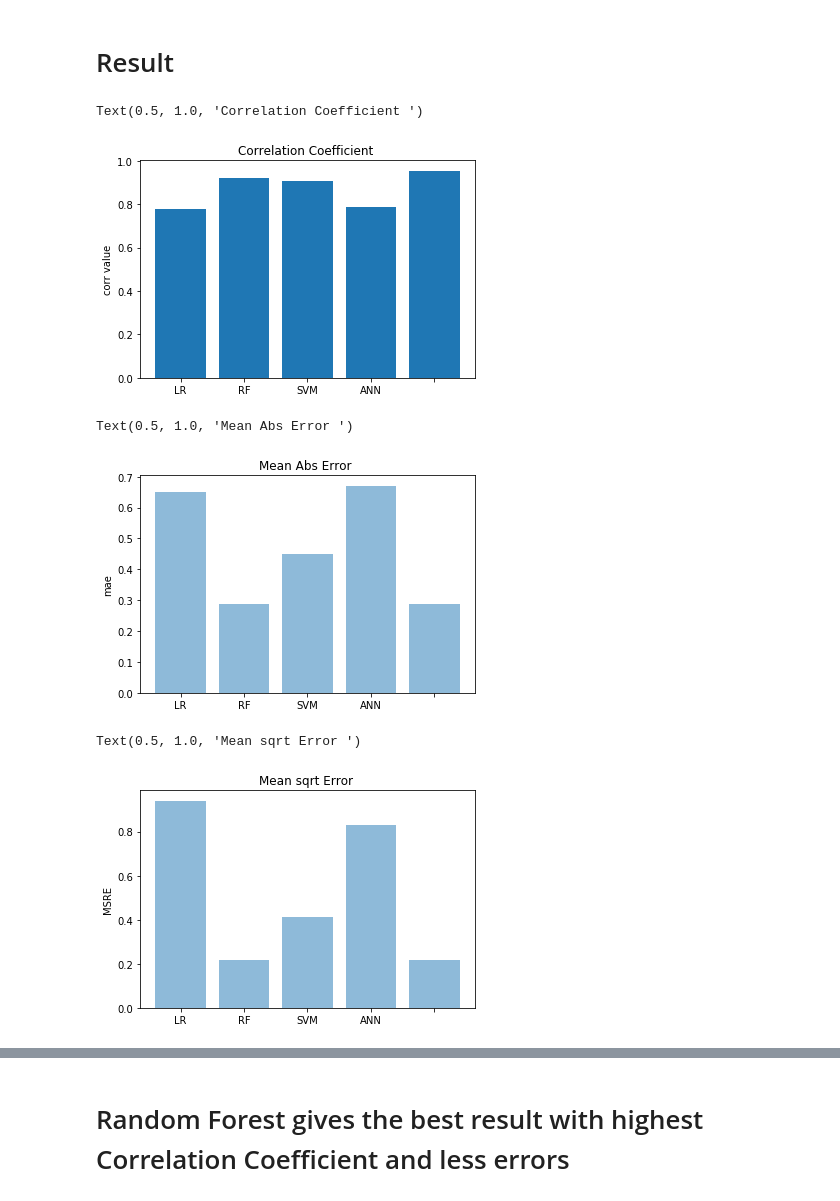
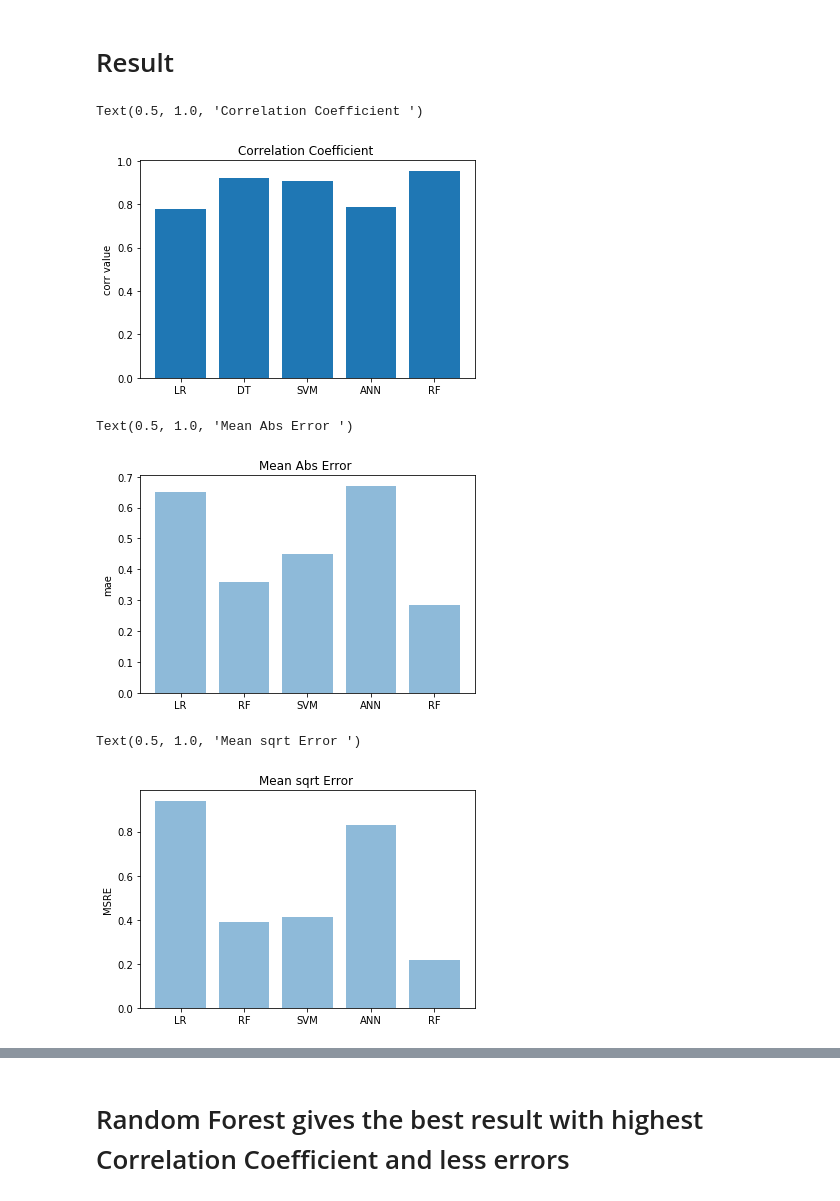
Before and after one commit to mirza019/AppleStore, a Jupyter notebook: Apple.ipynb, the cells around one changed output, grey strips where cells are left out. Drawn from its saved outputs; the diff is of its cells as text; code cells hidden in the pictures.

```diff
--- a/Apple.ipynb
+++ b/Apple.ipynb
@@ -339,32 +339,32 @@ corrobjects = ('LR', 'DT', 'SVM', 'ANN','RF')
 y_pos = np.arange(len(corrobjects))
 corrperformance = [lmcorr,dtrcorr,svmcorr,tfcorr,rfcorr]
 plt.bar(y_pos, corrperformance, align='center',)
-plt.xticks(y_pos, objects)
+plt.xticks(y_pos, corrobjects)
 plt.ylabel('corr value')
 plt.title('Correlation Coefficient ')
 # %% [output]
 Text(0.5, 1.0, 'Correlation Coefficient ')
-[figure, old version]
+[figure, new version]
 # %%
 maeobjects = ('LR', 'RF', 'SVM', 'ANN','RF')
 y_pos = np.arange(len(maeobjects))
-maeperformance = [lmmae,rfmae,svmmae,tfmae,rfmae]
+maeperformance = [lmmae,dtrmae,svmmae,tfmae,rfmae]
 plt.bar(y_pos, maeperformance, align='center', alpha=0.5)
-plt.xticks(y_pos, objects)
+plt.xticks(y_pos, maeobjects)
 plt.ylabel('mae')
 plt.title('Mean Abs Error ')
 # %% [output]
 Text(0.5, 1.0, 'Mean Abs Error ')
-[figure, old version]
+[figure, new version]
 # %%
 msqrtobjects = ('LR', 'RF', 'SVM', 'ANN','RF')
 y_pos = np.arange(len(msqrtobjects))
-msqrtperformance = [lmmsqe,rfmsqe,svmmsqe,tfmsqe,rfmsqe]
+msqrtperformance = [lmmsqe,dtrmsqe,svmmsqe,tfmsqe,rfmsqe]
 plt.bar(y_pos, msqrtperformance, align='center', alpha=0.5)
-plt.xticks(y_pos, objects)
+plt.xticks(y_pos, msqrtobjects)
 plt.ylabel('MSRE')
 plt.title('Mean sqrt Error ')
 # %% [output]
 Text(0.5, 1.0, 'Mean sqrt Error ')
-[figure, old version]
+[figure, new version]
 # %%
```
Also changed, not shown: parts of 2 cells of this notebook, 4 other files.
